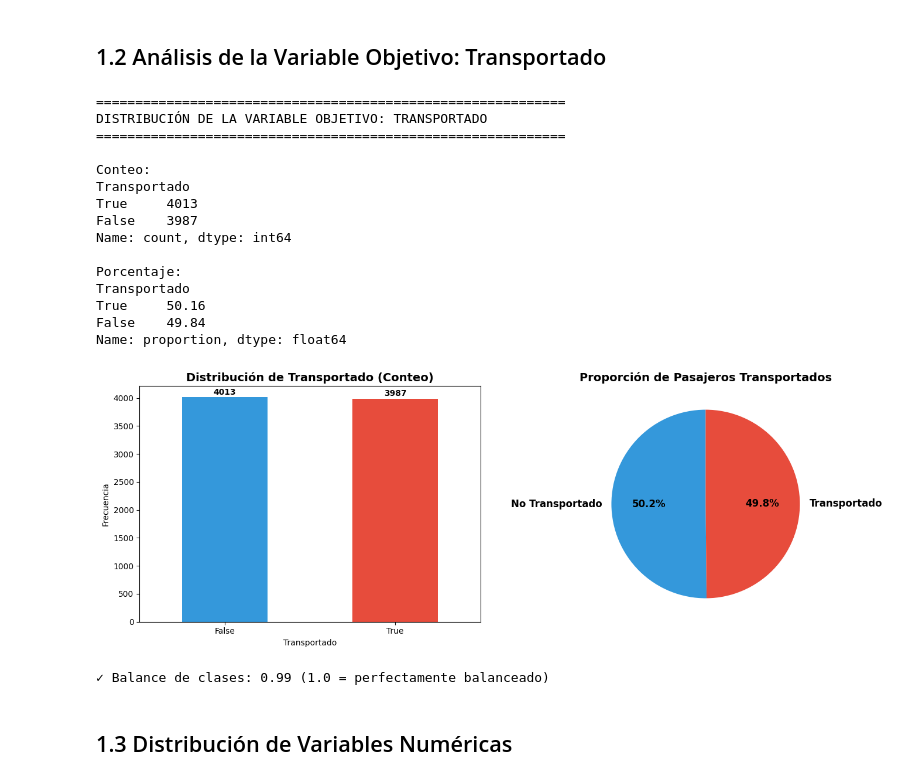
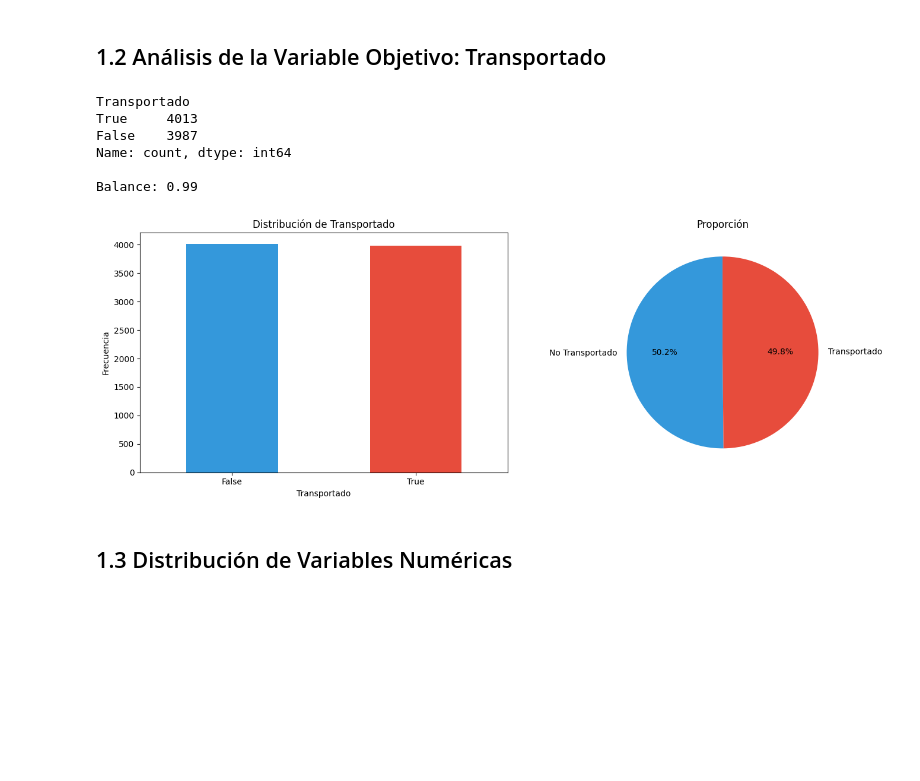
Before and after one commit to SantiagoTorresHernandez/modelo_de_clasificacion, a Jupyter notebook: odisea_cosmica.ipynb, the cells around one changed output. Cells and saved outputs as stored; diff of their text form; code cells hidden in the pictures; blank space fills up the shorter version.

```diff
--- a/odisea_cosmica.ipynb
+++ b/odisea_cosmica.ipynb
@@ -189,63 +101,33 @@ ESTADÍSTICAS DESCRIPTIVAS - VARIABLES CATEGÓRICAS
 # %% [markdown]
 ## 1.2 Análisis de la Variable Objetivo: Transportado
 # %%
-# Análisis de la variable objetivo
-print("=" * 60)
-print("DISTRIBUCIÓN DE LA VARIABLE OBJETIVO: TRANSPORTADO")
-print("=" * 60)
+# Variable objetivo
+target_counts = df['Transportado'].value_counts()
+print(target_counts)
+print(f"\nBalance: {target_counts.min() / target_counts.max():.2f}")
 
-target_counts = df['Transportado'].value_counts()
-target_pct = df['Transportado'].value_counts(normalize=True) * 100
-
-print(f"\nConteo:")
-print(target_counts)
-print(f"\nPorcentaje:")
-print(target_pct.round(2))
-
-# Visualización
 fig, axes = plt.subplots(1, 2, figsize=(14, 5))
 
-# Gráfico de barras
 target_counts.plot(kind='bar', ax=axes[0], color=['#3498db', '#e74c3c'])
-axes[0].set_title('Distribución de Transportado (Conteo)', fontsize=14, fontweight='bold')
+axes[0].set_title('Distribución de Transportado')
 axes[0].set_xlabel('Transportado')
 axes[0].set_ylabel('Frecuencia')
 axes[0].set_xticklabels(['False', 'True'], rotation=0)
 
-# Añadir valores en las barras
-for i, v in enumerate(target_counts):
-    axes[0].text(i, v + 50, str(v), ha='center', fontweight='bold')
-
-# Gráfico de pastel
-colors = ['#3498db', '#e74c3c']
 axes[1].pie(target_counts, labels=['No Transportado', 'Transportado'], autopct='%1.1f%%',
-            colors=colors, startangle=90, textprops={'fontsize': 12, 'fontweight': 'bold'})
-axes[1].set_title('Proporción de Pasajeros Transportados', fontsize=14, fontweight='bold')
+            colors=['#3498db', '#e74c3c'], startangle=90)
+axes[1].set_title('Proporción')
 
 plt.tight_layout()
 plt.show()
-
-# Balance de clases
-balance = target_counts.min() / target_counts.max()
-print(f"\n{'⚠️' if balance < 0.8 else '✓'} Balance de clases: {balance:.2f} (1.0 = perfectamente balanceado)")
 # %% [output]
-============================================================
-DISTRIBUCIÓN DE LA VARIABLE OBJETIVO: TRANSPORTADO
-============================================================
-
-Conteo:
 Transportado
 True     4013
 False    3987
 Name: count, dtype: int64
 
-Porcentaje:
-Transportado
-True     50.16
-False    49.84
-Name: proportion, dtype: float64
+Balance: 0.99
-[figure, old version]
+[figure, new version]
-✓ Balance de clases: 0.99 (1.0 = perfectamente balanceado)
 # %% [markdown]
 ## 1.3 Distribución de Variables Numéricas
 # %%
```
Also changed, not shown: parts of 50 cells of this notebook, 2 other files.
